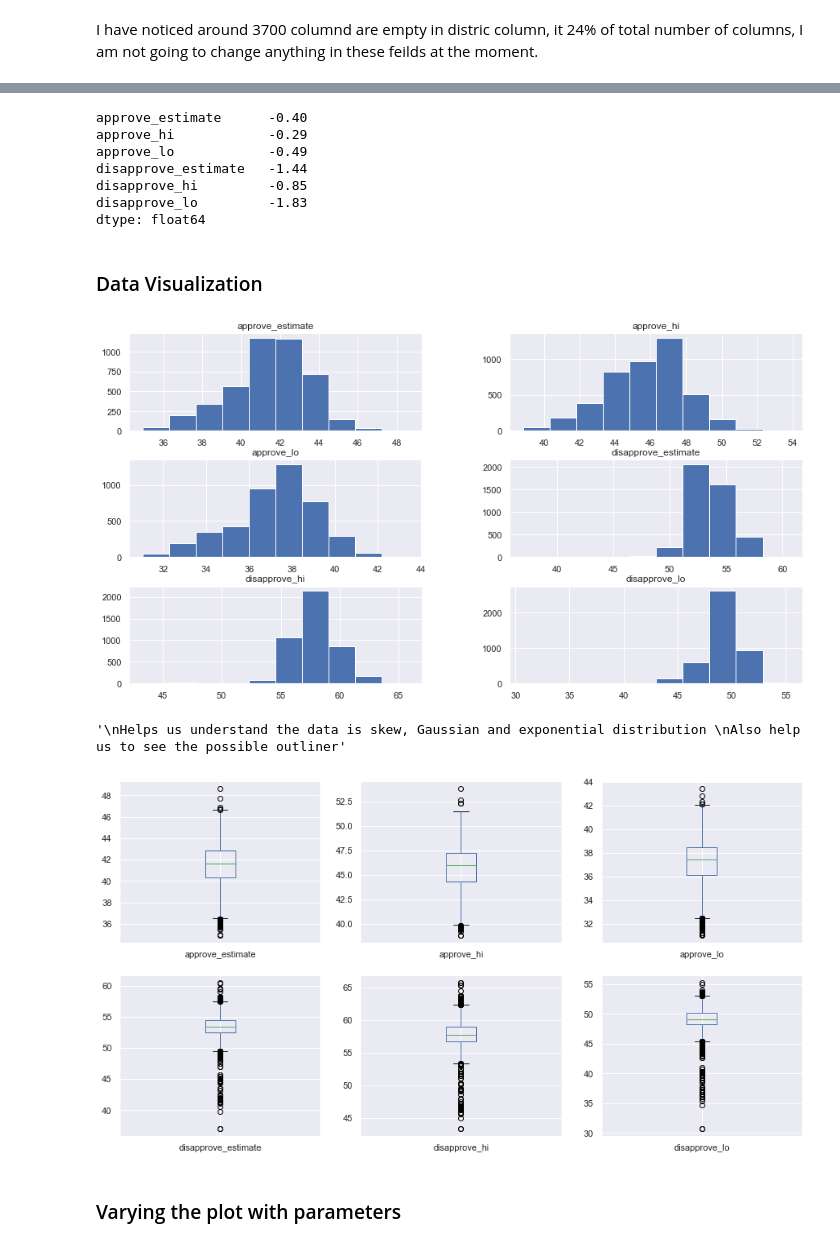
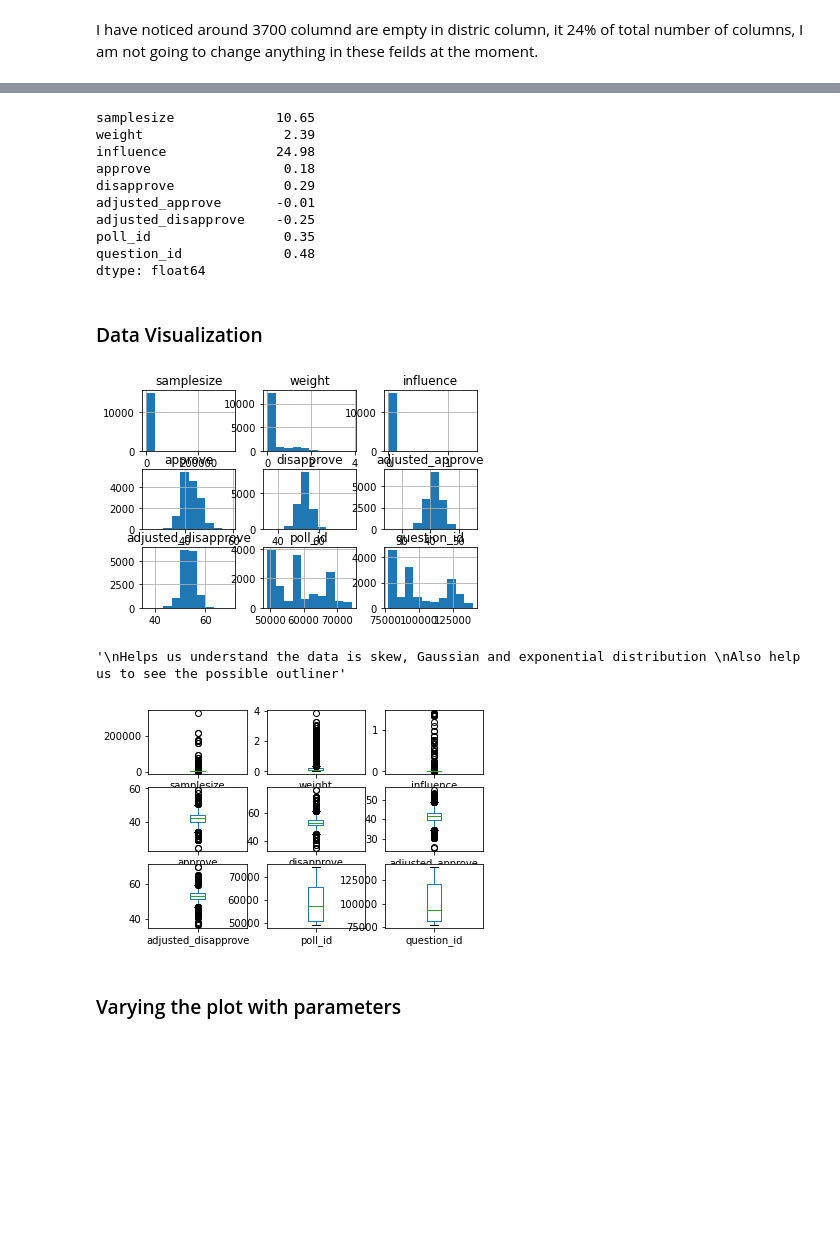
Before and after one commit to sujilkumarkm/machine_learning_ca3_solo_project_dkit_2022, a Jupyter notebook: machine_learning_ca3_2022.ipynb, the cells around one changed output, grey strips where cells are left out. Cells and saved outputs as stored; diff of their text form; code cells hidden in the pictures; blank space fills up the shorter version.

```diff
--- a/machine_learning_ca3_2022.ipynb
+++ b/machine_learning_ca3_2022.ipynb
@@ -6,6 +6,6 @@
 import pandas as pd
 import numpy as np
 import os
-df = pd.read_csv('E:\\Mchine_Learning\\temp_repo_for_ml_reflection\\approval_topline.csv')
+df = pd.read_csv('E:\\Mchine_Learning\\temp_repo_for_ml_reflection\\approval_polllist.csv')
 df.head()
 # %% [output]
@@ -97,7 +98,7 @@ df['president'].unique()
 # %% [output]
 array(['Donald Trump'], dtype=object)
 # %%
-df = df.drop(columns=['president','timestamp'])
+df = df.drop(columns=['president','timestamp','createddate','enddate','startdate','modeldate','url'])
 # df.drop(columns=['president'])
 # %%
 # renaming feature name
@@ -238,12 +260,15 @@ Machine learning assume to have a gaussian distribution'''
 skew_data=df.skew()
 print(skew_data)
 # %% [output]
-approve_estimate      -0.40
-approve_hi            -0.29
-approve_lo            -0.49
-disapprove_estimate   -1.44
-disapprove_hi         -0.85
-disapprove_lo         -1.83
+samplesize             10.65
+weight                  2.39
+influence              24.98
+approve                 0.18
+disapprove              0.29
+adjusted_approve       -0.01
+adjusted_disapprove    -0.25
+poll_id                 0.35
+question_id             0.48
 dtype: float64
 # %% [markdown]
 ### Data Visualization
@@ -257,13 +282,13 @@ pyplot.show()
 Helps us understand the data is skew, Gaussian and exponential distribution
 Also help us to see the possible outliner'''
 # %% [output]
-[figure, old version]
+[figure, new version]
 '\nHelps us understand the data is skew, Gaussian and exponential distribution \nAlso help us to see the possible outliner'
 # %%
-M=df.plot(kind='box',subplots=True,layout=(2,3),sharex=False,sharey=False)
+M=df.plot(kind='box',subplots=True,layout=(3,3),sharex=False,sharey=False)
 layout = 5,5
 # %% [output]
-[figure, old version]
+[figure, new version]
 # %% [markdown]
 ### Varying the plot with parameters
 # %%
```
Also changed, not shown: parts of 40 cells of this notebook.
